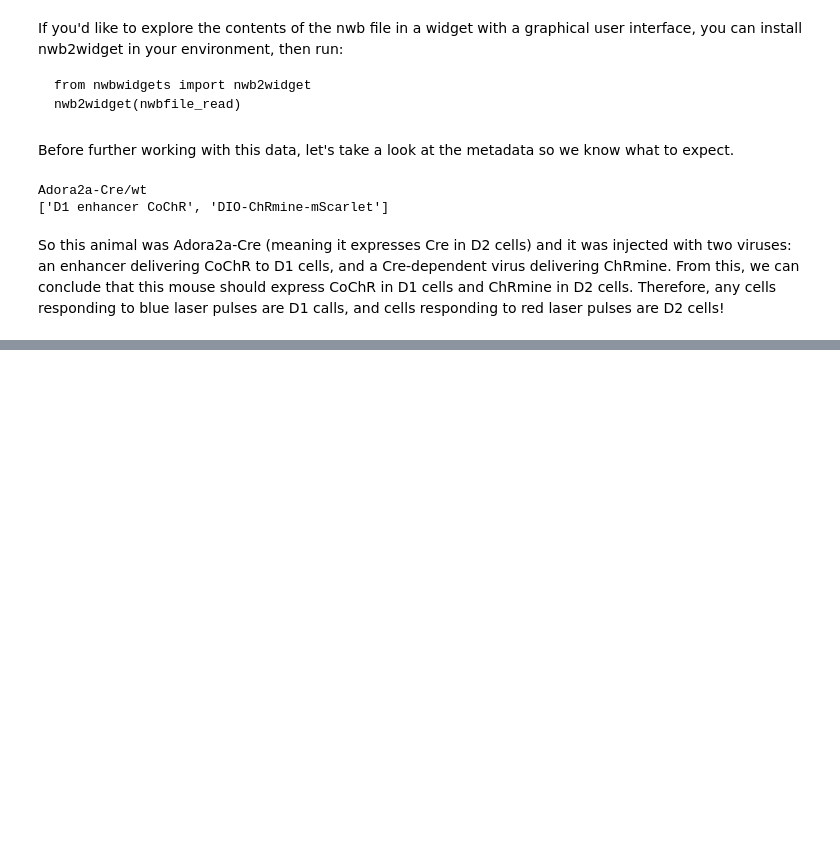
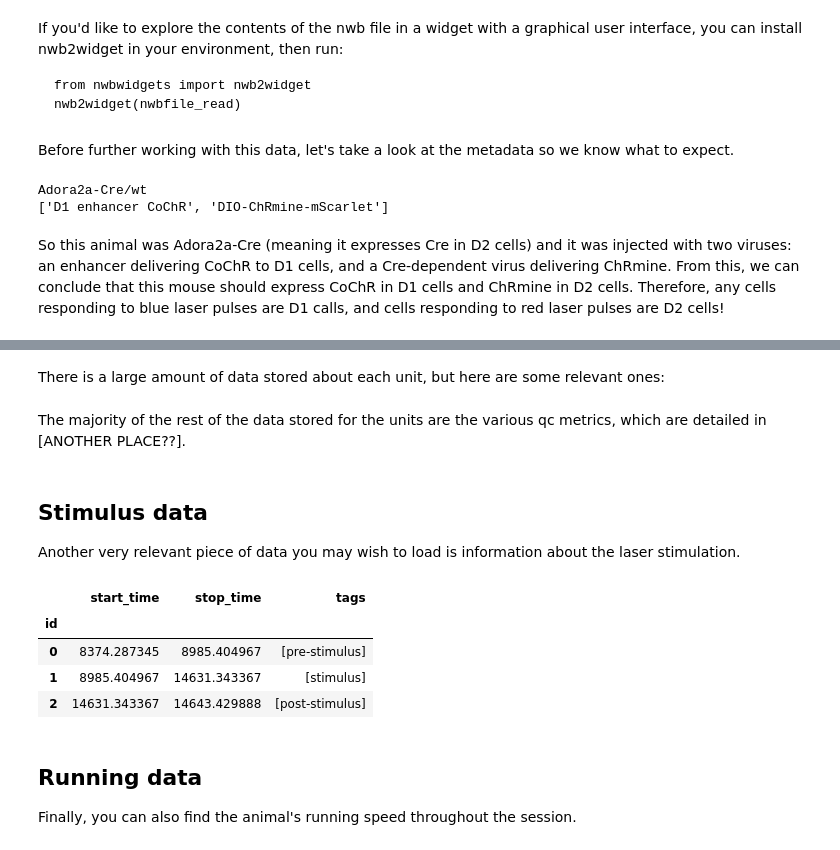
Before and after one commit to AllenInstitute/swdb_2023, a Jupyter notebook: code/databook/cell type lookup table/ctlut-accessing-data.ipynb, the cells around one changed output, grey strips where cells are left out. Cells and saved outputs as stored; diff of their text form; code cells hidden in the pictures; blank space fills up the shorter version.

```diff
--- a/code/databook/cell type lookup table/ctlut-accessing-data.ipynb
+++ b/code/databook/cell type lookup table/ctlut-accessing-data.ipynb
@@ -63,0 +69,2 @@ So this animal was Adora2a-Cre (meaning it expresses Cre in D2 cells) and it was
+# %% [markdown]
+There is a large amount of data stored about each unit, but here are some relevant ones:
@@ -63,0 +80,24 @@ So this animal was Adora2a-Cre (meaning it expresses Cre in D2 cells) and it was
+# %% [markdown]
+The majority of the rest of the data stored for the units are the various qc metrics, which are detailed in [ANOTHER PLACE??].
+# %% [markdown]
+## Stimulus data
+
+Another very relevant piece of data you may wish to load is information about the laser stimulation.
+# %%
+# load the stimulus table
+stimulus_table = nwbfile_read.intervals['trials'].to_dataframe()
+
+# get the different epochs and their beginning and end times
+epochs = nwbfile_read.intervals['epochs'].to_dataframe()
+# %%
+epochs
+# %% [output]
+|  | start_time | stop_time | tags |
+| id |  |  |  |
+| 0 | 8374.287345 | 8985.404967 | [pre-stimulus] |
+| 1 | 8985.404967 | 14631.343367 | [stimulus] |
+| 2 | 14631.343367 | 14643.429888 | [post-stimulus] |
+# %% [markdown]
+## Running data
+
+Finally, you can also find the animal's running speed throughout the session.
```
Also changed, not shown: parts of 4 cells of this notebook, 3 other files.
